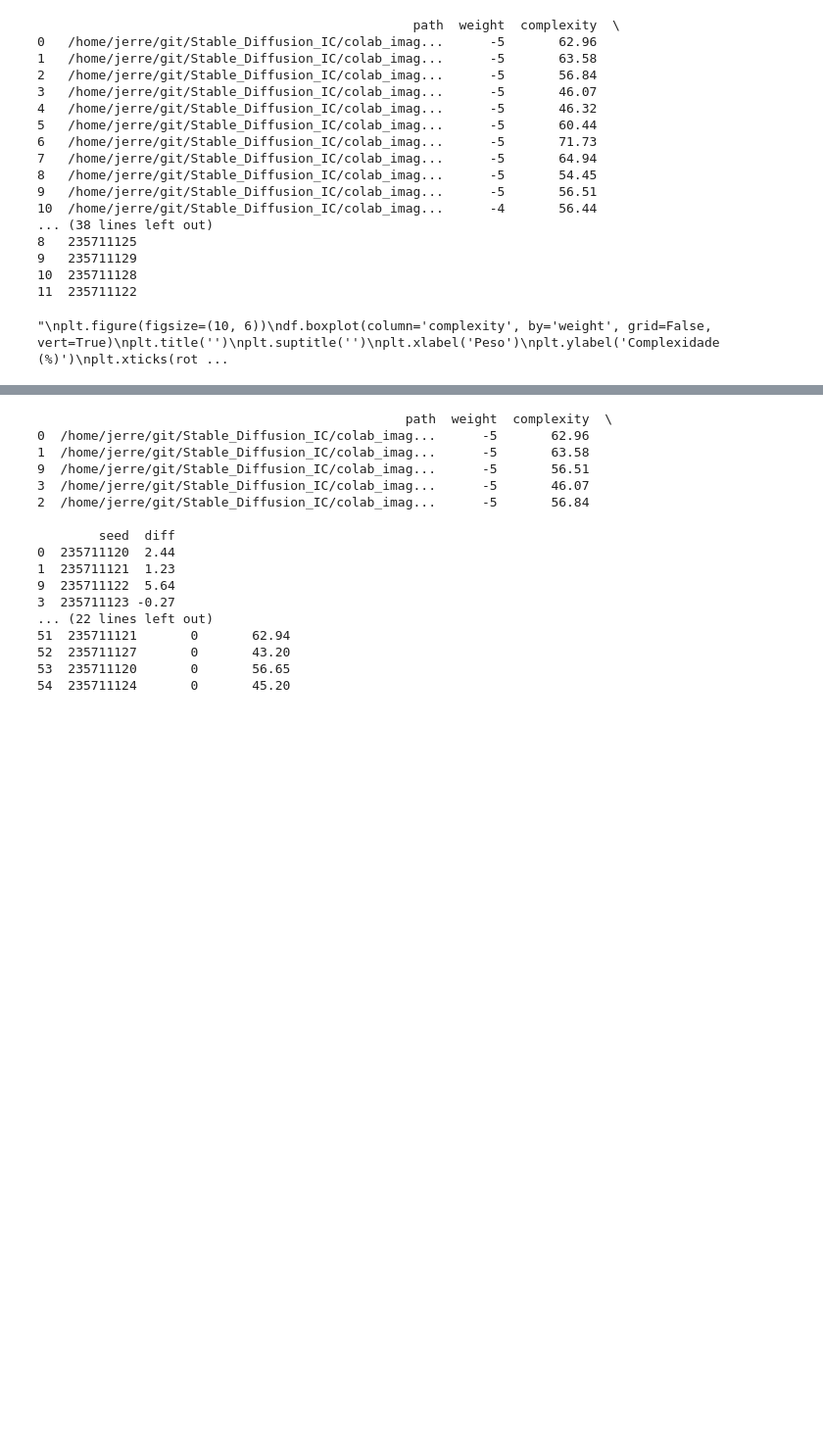
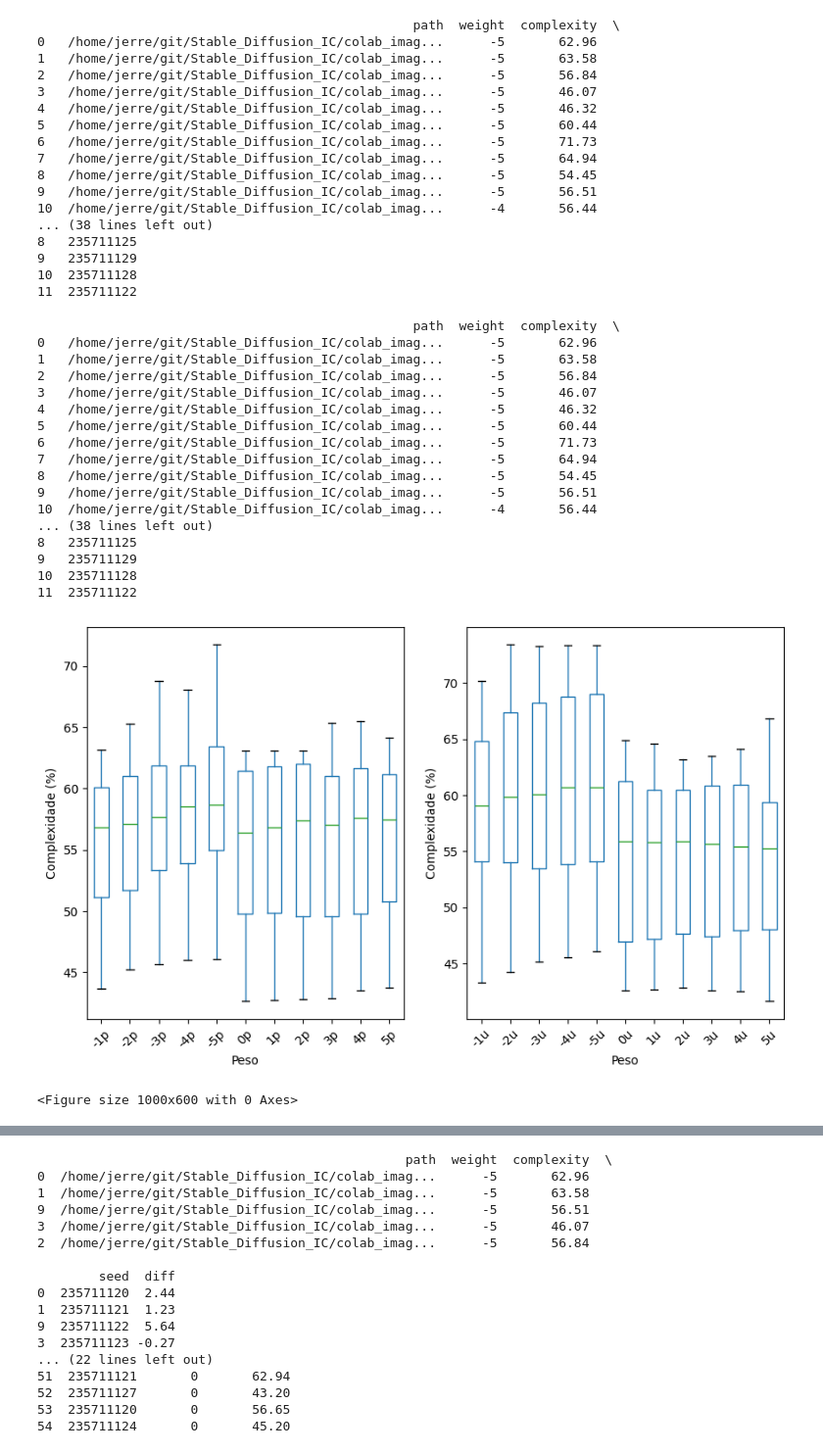
Before and after one commit to jerre231/Stable_Diffusion_IC, a Jupyter notebook: Scripts/colab_graph.ipynb, the cells around one changed output, grey strips where cells are left out. Shown: that part at 98% size. Drawn from its saved outputs; the diff is of its cells as text; code cells hidden in the pictures; blank space fills up the shorter version.

Commit message:
combined_boxplot

```diff
--- a/Scripts/colab_graph.ipynb
+++ b/Scripts/colab_graph.ipynb
@@ -141,16 +141,72 @@ df2.to_csv('unpleasant.csv', index=False)
 10  235711128
 11  235711122
 # %%
-'''
+df = pd.DataFrame({'path': images_path, 'weight': images_weight, 'complexity': images_comp_ratio, 'seed': images_seed})
+df = df.sort_values(by=['weight'])
+df.reset_index(drop=True, inplace=True)
+print(df.head(12))
+df.to_csv('pleasant.csv', index=False)
+df2 = pd.DataFrame({'path': images_path_u, 'weight': images_weight_u, 'complexity': images_comp_ratio_u, 'seed': images_seed_u})
+df2 = df2.sort_values(by=['weight'])
+df2.reset_index(drop=True, inplace=True)
+print(df2.head(12))
+df2.to_csv('unpleasant.csv', index=False)
+
+
+df['weight'] = df['weight'].astype(str)
+df['weight'] = df['weight'] + 'p'
+
+df2['weight'] = df2['weight'].astype(str)
+df2['weight'] = df2['weight'] + 'u'
+
+fig, ax = plt.subplots(1, 2, figsize=(10, 6))
+
+df.boxplot(column='complexity', by='weight', grid=False, vert=True, ax=ax[0])
+ax[0].set_title('')
+ax[0].set_xlabel('Peso')
+ax[0].set_ylabel('Complexidade (%)')
+ax[0].tick_params(axis='x', rotation=45)
+
+df2.boxplot(column='complexity', by='weight', grid=False, vert=True, ax=ax[1])
+ax[1].set_title('')
+ax[1].set_xlabel('Peso')
+ax[1].set_ylabel('Complexidade (%)')
+ax[1].tick_params(axis='x', rotation=45)
+
+plt.suptitle('')
+plt.show()
+
+df4 = pd.concat([df2, df], ignore_index=True)
+order = ['5u', '4u', '3u', '2u', '1u', '0u', '-1u', '-2u', '-3u', '-4u', '-5u', '-5p', '-4p', '-3p', '-2p', '-1p', '0p', '1p', '2p', '3p', '4p', '5p']
+
+df4['weight'] = pd.Categorical(df4['weight'], categories=order, ordered=True)
+df4_sorted = df4.sort_values('weight')
+
 plt.figure(figsize=(10, 6))
-df.boxplot(column='complexity', by='weight', grid=False, vert=True)
+df4_sorted.boxplot(column='complexity', by='weight', grid=False, vert=True)
 plt.title('')
-plt.suptitle('')
 plt.xlabel('Peso')
 plt.ylabel('Complexidade (%)')
-plt.xticks(rotation=45)
-plt.savefig('complexity_by_weight.png', dpi=300)
+plt.tight_layout()
+plt.savefig('combined_boxplot')
 plt.show()
-'''
 # %% [output]
-"\nplt.figure(figsize=(10, 6))\ndf.boxplot(column='complexity', by='weight', grid=False, vert=True)\nplt.title('')\nplt.suptitle('')\nplt.xlabel('Peso')\nplt.ylabel('Complexidade (%)')\nplt.xticks(rot ...
+                                                 path  weight  complexity  \
+0   /home/jerre/git/Stable_Diffusion_IC/colab_imag...      -5       62.96
+1   /home/jerre/git/Stable_Diffusion_IC/colab_imag...      -5       63.58
+2   /home/jerre/git/Stable_Diffusion_IC/colab_imag...      -5       56.84
+3   /home/jerre/git/Stable_Diffusion_IC/colab_imag...      -5       46.07
+4   /home/jerre/git/Stable_Diffusion_IC/colab_imag...      -5       46.32
+5   /home/jerre/git/Stable_Diffusion_IC/colab_imag...      -5       60.44
+6   /home/jerre/git/Stable_Diffusion_IC/colab_imag...      -5       71.73
+7   /home/jerre/git/Stable_Diffusion_IC/colab_imag...      -5       64.94
+8   /home/jerre/git/Stable_Diffusion_IC/colab_imag...      -5       54.45
+9   /home/jerre/git/Stable_Diffusion_IC/colab_imag...      -5       56.51
+10  /home/jerre/git/Stable_Diffusion_IC/colab_imag...      -4       56.44
+... (38 lines left out)
+8   235711125
+9   235711129
+10  235711128
+11  235711122
+[figure, added]
+<Figure size 1000x600 with 0 Axes>
```
Also changed, not shown: parts of 4 cells of this notebook, 2 other files.
